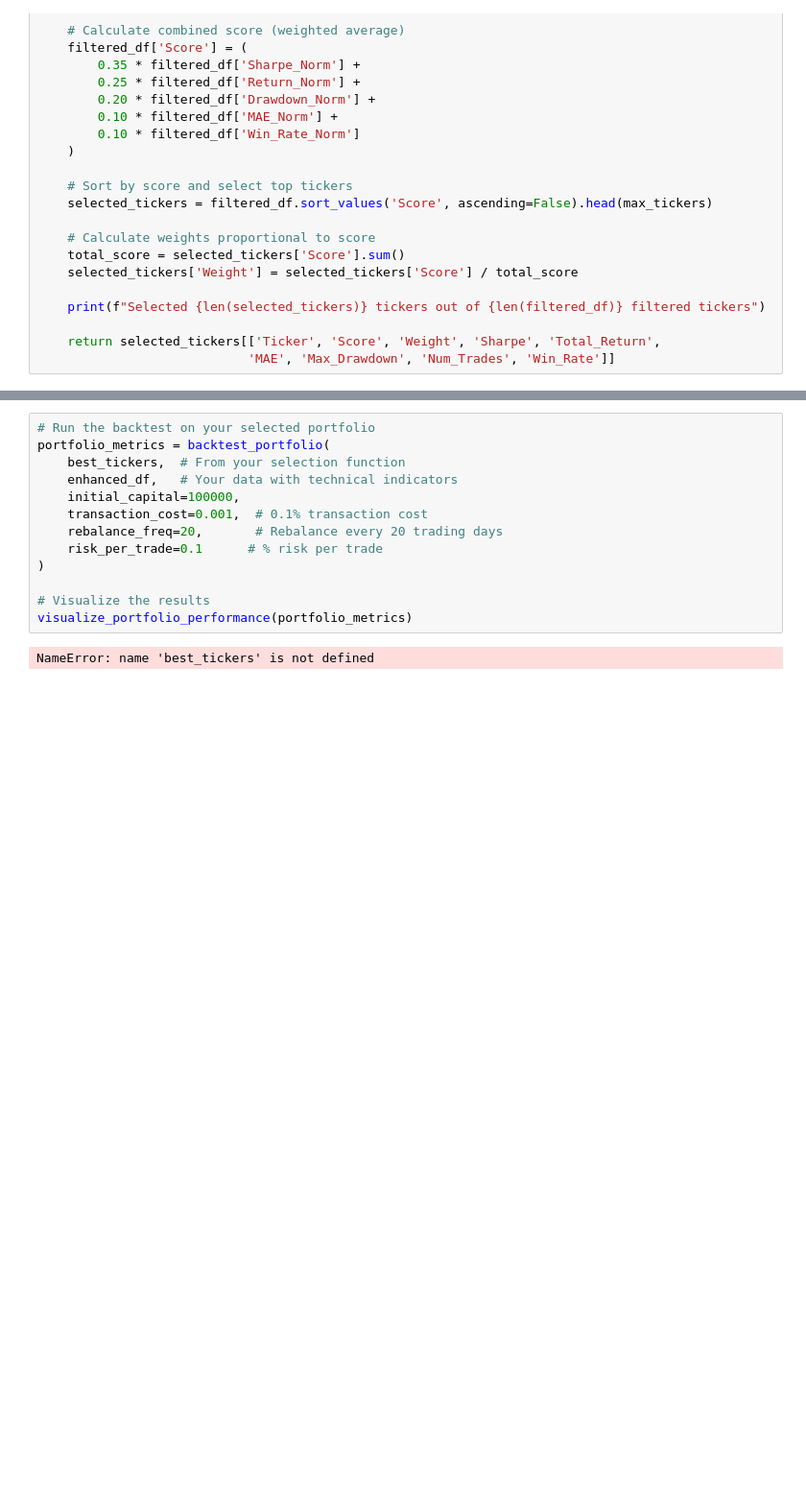
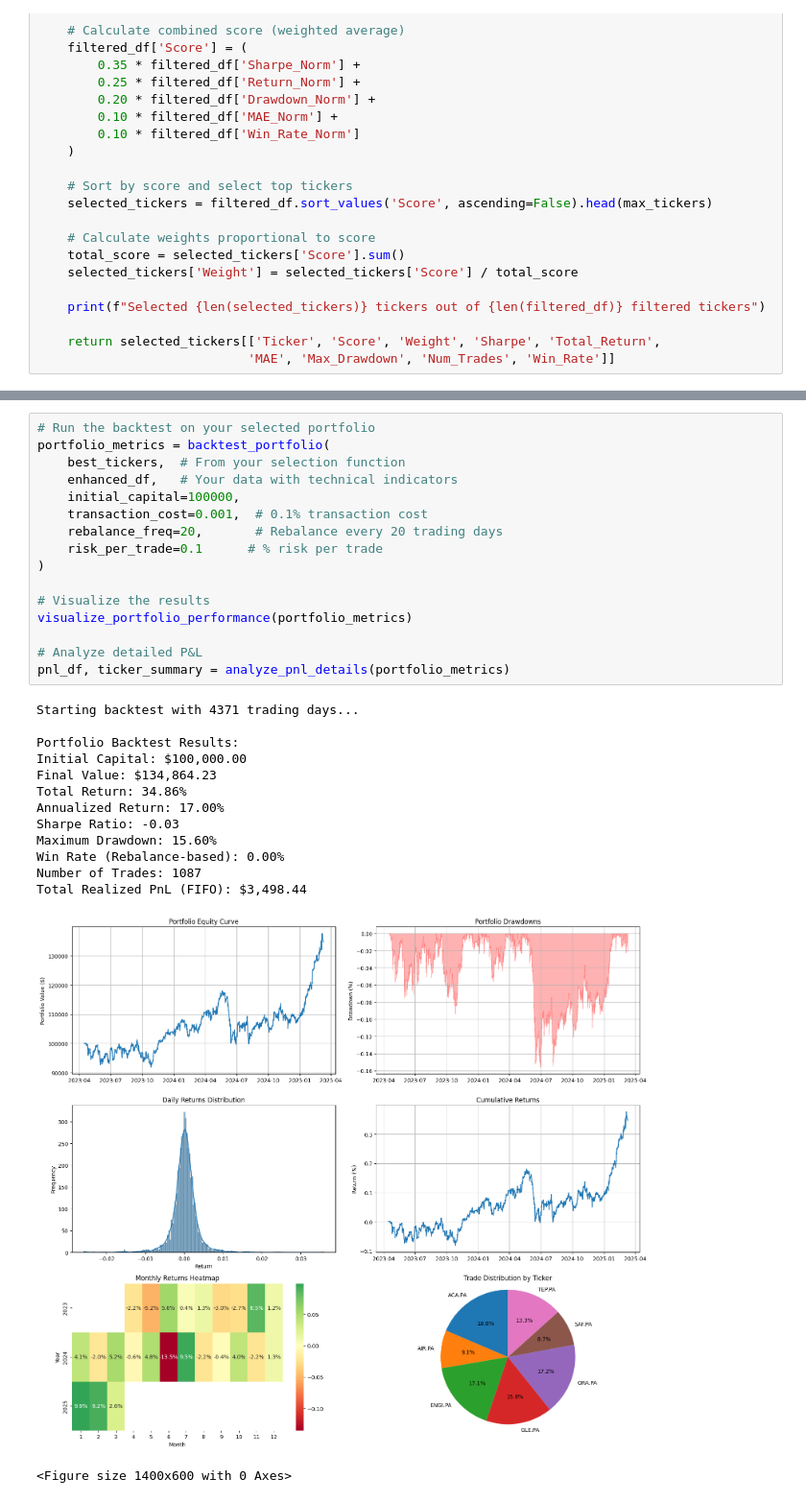
Before and after one commit to Liviogit/Projet_trading_automatique, a Jupyter notebook: deepclaude2.ipynb, the cells around one changed output, grey strips where cells are left out. Shown at 96% size. Cells and saved outputs as stored; diff of their text form; blank space fills up the shorter version.

```diff
--- a/deepclaude2.ipynb
+++ b/deepclaude2.ipynb
@@ -2018,15 +1529,31 @@ def visualize_portfolio_performance(metrics):
 # %%
 # Run the backtest on your selected portfolio
 portfolio_metrics = backtest_portfolio(
     best_tickers,  # From your selection function
     enhanced_df,   # Your data with technical indicators
     initial_capital=100000,
     transaction_cost=0.001,  # 0.1% transaction cost
     rebalance_freq=20,       # Rebalance every 20 trading days
     risk_per_trade=0.1      # % risk per trade
 )
 
 # Visualize the results
 visualize_portfolio_performance(portfolio_metrics)
+
+# Analyze detailed P&L
+pnl_df, ticker_summary = analyze_pnl_details(portfolio_metrics)
 # %% [output]
-NameError: name 'best_tickers' is not defined
+Starting backtest with 4371 trading days...
+
+Portfolio Backtest Results:
+Initial Capital: $100,000.00
+Final Value: $134,864.23
+Total Return: 34.86%
+Annualized Return: 17.00%
+Sharpe Ratio: -0.03
+Maximum Drawdown: 15.60%
+Win Rate (Rebalance-based): 0.00%
+Number of Trades: 1087
+Total Realized PnL (FIFO): $3,498.44
+[figure, added]
+<Figure size 1400x600 with 0 Axes>
```
Also changed, not shown: parts of 17 cells of this notebook, 3 other files.
